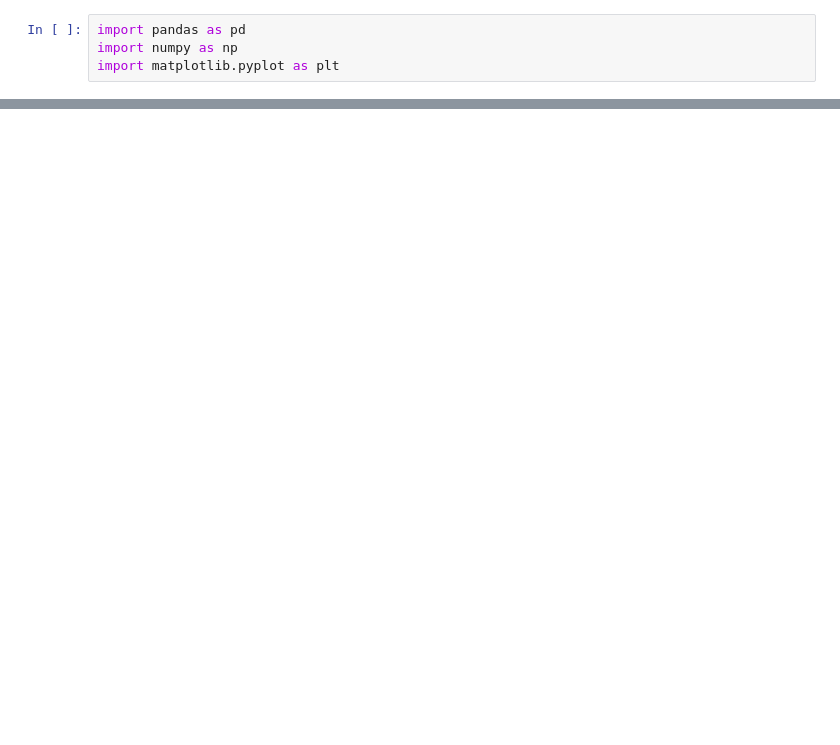
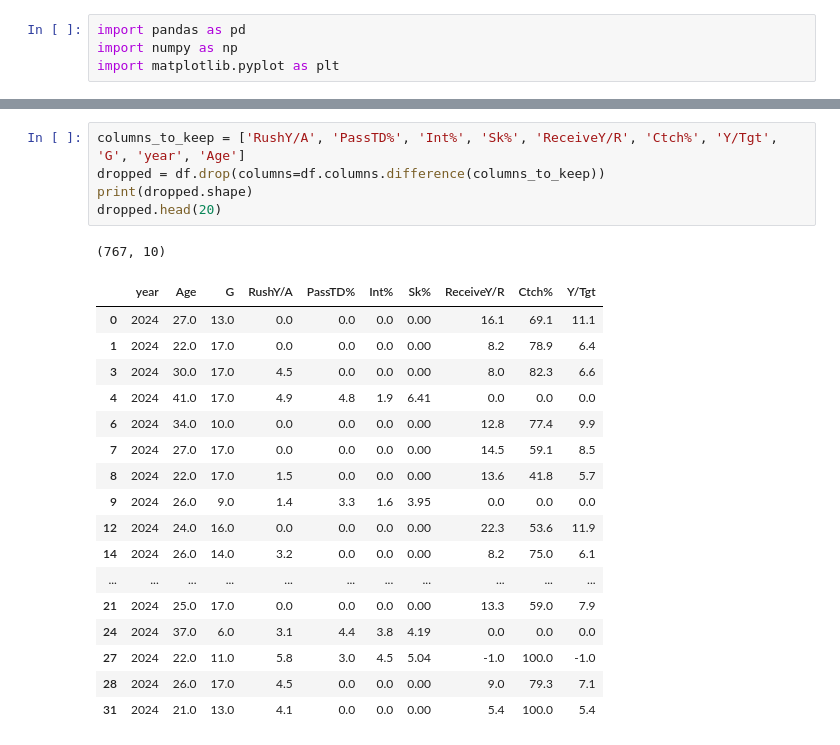
Before and after one commit to tiagocaravia/MDSTFootballProject, a Jupyter notebook: More plots and visualizations.ipynb, the cells around one changed output, grey strips where cells are left out. Cells and saved outputs as stored; diff of their text form; blank space fills up the shorter version.

```diff
--- a/More plots and visualizations.ipynb
+++ b/More plots and visualizations.ipynb
@@ -38,0 +91,24 @@ KeyError: 'Age'
+# %%
+columns_to_keep = ['RushY/A', 'PassTD%', 'Int%', 'Sk%', 'ReceiveY/R', 'Ctch%', 'Y/Tgt', 'G', 'year', 'Age']
+dropped = df.drop(columns=df.columns.difference(columns_to_keep))
+print(dropped.shape)
+dropped.head(20)
+# %% [output]
+(767, 10)
+|  | year | Age | G | RushY/A | PassTD% | Int% | Sk% | ReceiveY/R | Ctch% | Y/Tgt |
+| 0 | 2024 | 27.0 | 13.0 | 0.0 | 0.0 | 0.0 | 0.00 | 16.1 | 69.1 | 11.1 |
+| 1 | 2024 | 22.0 | 17.0 | 0.0 | 0.0 | 0.0 | 0.00 | 8.2 | 78.9 | 6.4 |
+| 3 | 2024 | 30.0 | 17.0 | 4.5 | 0.0 | 0.0 | 0.00 | 8.0 | 82.3 | 6.6 |
+| 4 | 2024 | 41.0 | 17.0 | 4.9 | 4.8 | 1.9 | 6.41 | 0.0 | 0.0 | 0.0 |
+| 6 | 2024 | 34.0 | 10.0 | 0.0 | 0.0 | 0.0 | 0.00 | 12.8 | 77.4 | 9.9 |
+| 7 | 2024 | 27.0 | 17.0 | 0.0 | 0.0 | 0.0 | 0.00 | 14.5 | 59.1 | 8.5 |
+| 8 | 2024 | 22.0 | 17.0 | 1.5 | 0.0 | 0.0 | 0.00 | 13.6 | 41.8 | 5.7 |
+| 9 | 2024 | 26.0 | 9.0 | 1.4 | 3.3 | 1.6 | 3.95 | 0.0 | 0.0 | 0.0 |
+| 12 | 2024 | 24.0 | 16.0 | 0.0 | 0.0 | 0.0 | 0.00 | 22.3 | 53.6 | 11.9 |
+| 14 | 2024 | 26.0 | 14.0 | 3.2 | 0.0 | 0.0 | 0.00 | 8.2 | 75.0 | 6.1 |
+| ... | ... | ... | ... | ... | ... | ... | ... | ... | ... | ... |
+| 21 | 2024 | 25.0 | 17.0 | 0.0 | 0.0 | 0.0 | 0.00 | 13.3 | 59.0 | 7.9 |
+| 24 | 2024 | 37.0 | 6.0 | 3.1 | 4.4 | 3.8 | 4.19 | 0.0 | 0.0 | 0.0 |
+| 27 | 2024 | 22.0 | 11.0 | 5.8 | 3.0 | 4.5 | 5.04 | -1.0 | 100.0 | -1.0 |
+| 28 | 2024 | 26.0 | 17.0 | 4.5 | 0.0 | 0.0 | 0.00 | 9.0 | 79.3 | 7.1 |
+| 31 | 2024 | 21.0 | 13.0 | 4.1 | 0.0 | 0.0 | 0.00 | 5.4 | 100.0 | 5.4 |
```
Also changed, not shown: parts of 9 cells of this notebook, 1 other file.
